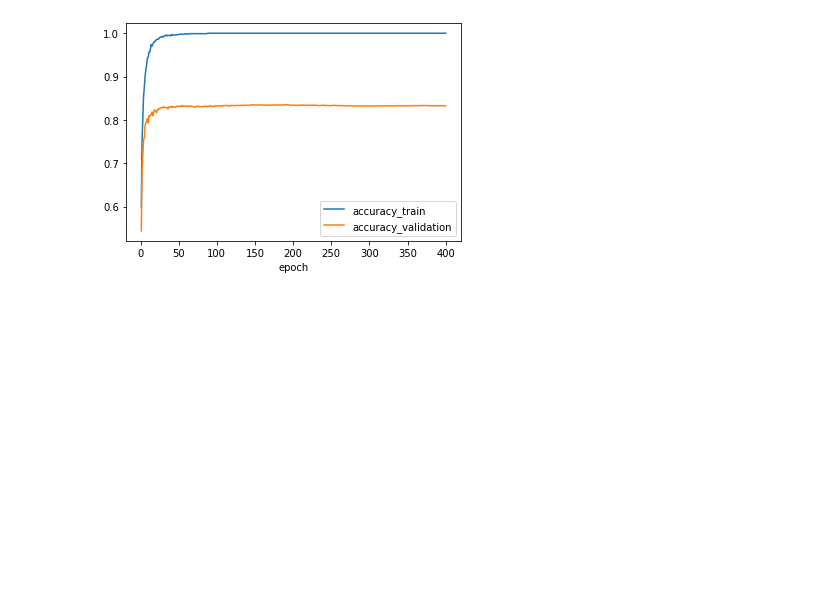
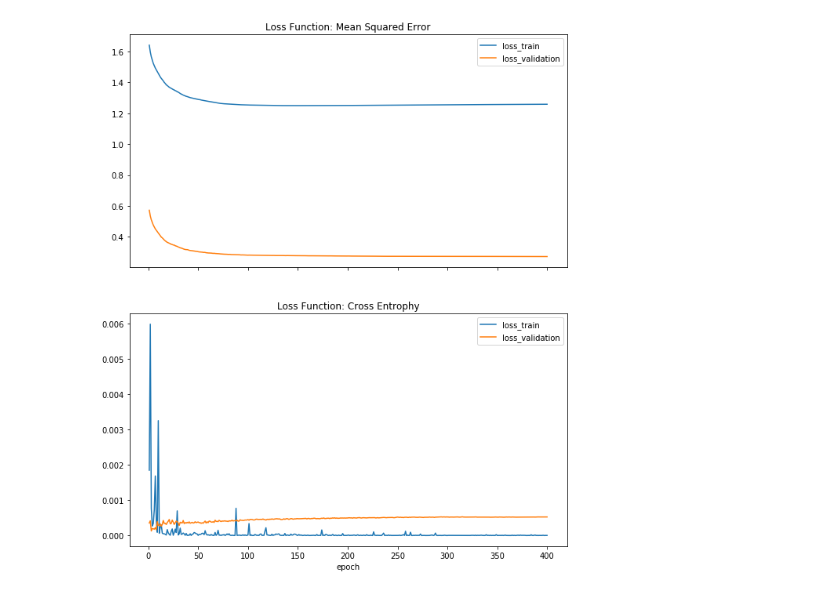
Before and after one commit to calldrj/Deep.Learning, a Jupyter notebook: data/visualize_training.ipynb, the cells around one changed output. Saved outputs shown, nothing was run; the diff lists cells and outputs as text; code cells hidden in the pictures; blank space fills up the shorter version.

```diff
--- a/data/visualize_training.ipynb
+++ b/data/visualize_training.ipynb
@@ -7,0 +1,25 @@ df = pd.read_csv("neuron_net.csv")
+# %%
+import matplotlib.pyplot as plt
+import numpy as np
+# %matplotlib inline
+import pandas as pd
+
+# Function plots the loss in training and validation dataset
+def plot_loss(df_0, df_1):
+    fig, axes = plt.subplots(2, figsize=(10,12), sharex=True)
+    df_0.plot(kind='line', x='epoch', y='loss_train', ax=axes[0],
+              title="Loss Function: Mean Squared Error")
+    df_0.plot(kind='line', x='epoch', y='loss_validation', ax=axes[0])
+    df_1.plot(kind='line', x='epoch', y='loss_train', ax=axes[1],
+              title="Loss Function: Cross Entrophy")
+    df_1.plot(kind='line', x='epoch', y='loss_validation', ax=axes[1])
+
+# Function plots the accuracy in training and validation dataset
+def plot_accuracy(df_0, df_1):
+    fig, axes = plt.subplots(2, figsize=(10,12), sharex=True)
+    df_0.plot(kind='line', x='epoch', y='accuracy_train', ax=axes[0],
+              title="Loss Function: Mean Squared Error")
+    df_0.plot(kind='line', x='epoch', y='accuracy_validation', ax=axes[0])
+    df_1.plot(kind='line', x='epoch', y='accuracy_train', ax=axes[1],
+              title="Loss Function: Cross Entrophy")
+    df_1.plot(kind='line', x='epoch', y='accuracy_validation', ax=axes[1])
@@ -24,7 +49,4 @@ plt.show()
-# %%
-ax2 = plt.gca()
-df.plot(kind='line', x='epoch', y='accuracy_train', ax=ax2)
-df.plot(kind='line', x='epoch', y='accuracy_validation', ax=ax2)
-plt.show()
-# %% [output]
-[figure, removed]
+# %%
+plot_loss(df_400_MSE, df_400_CE)
+# %% [output]
+[figure, added]
```
Also changed, not shown: parts of 10 cells of this notebook.
